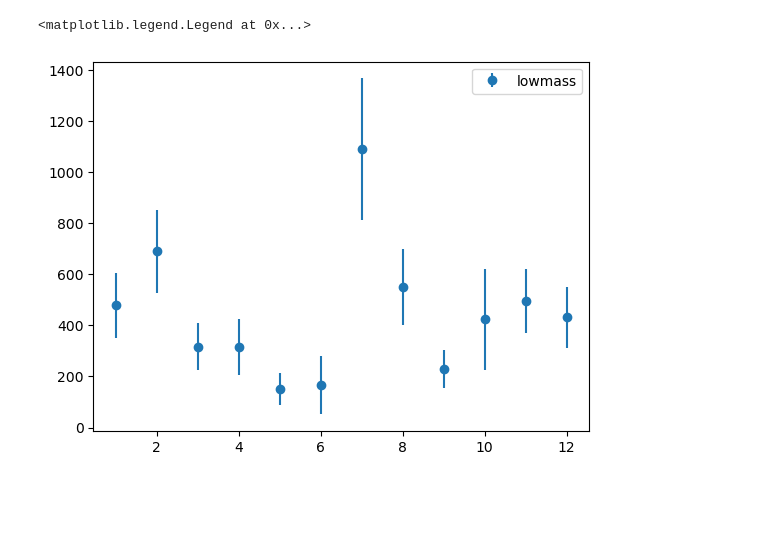
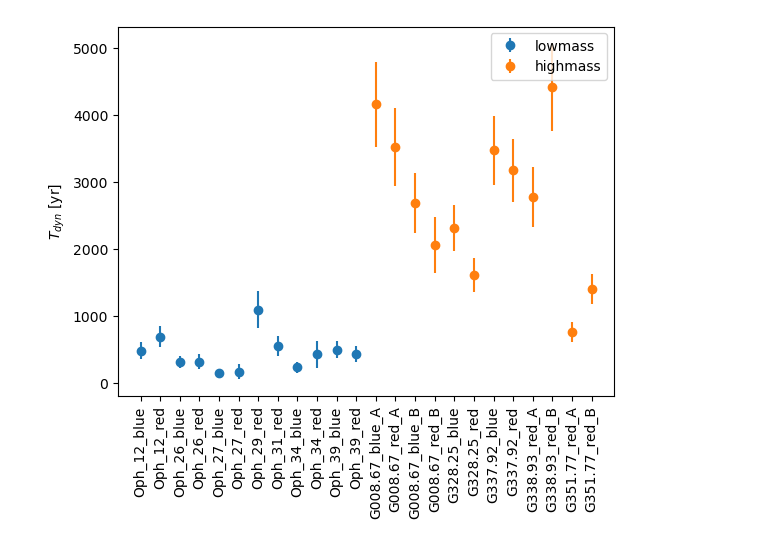
Before and after one commit to femkeballieux/master_project_2, a Jupyter notebook: code/discussion_plots.ipynb, the cells around one changed output. Saved outputs shown, nothing was run; the diff lists cells and outputs as text; code cells hidden in the pictures; blank space fills up the shorter version.

```diff
--- a/code/discussion_plots.ipynb
+++ b/code/discussion_plots.ipynb
@@ -2,13 +2,25 @@
 import numpy as np
 import matplotlib.pyplot as plt
 # %%
-outflow_ID=['Oph_12_blue', 'Oph_12_red', 'Oph_26_blue', 'Oph_26_red', 'Oph_27_blue', 'Oph_27_red',  'Oph_29_red', 'Oph_31_red', 'Oph_34_blue', 'Oph_34_red', 'Oph_39_blue', 'Oph_39_red']
+#Todo: so far have payed no attention to significant digits
+#TODO: this is just with the M0 map outside range - Vsys
+
+
+outflow_ID_lowmass=['Oph_12_blue', 'Oph_12_red', 'Oph_26_blue', 'Oph_26_red', 'Oph_27_blue', 'Oph_27_red',  'Oph_29_red', 'Oph_31_red',\
+                     'Oph_34_blue', 'Oph_34_red', 'Oph_39_blue', 'Oph_39_red']
 t_dyn_lowmass = [4.78e+02, 6.89e+02, 3.16e+02, 3.14e+02, 1.51e+02, 1.65e+02, 1.09e+03, 5.51e+02,2.29e+02, 4.24e+02, 4.95e+02, 4.31e+02] #paste exact values
 e_t_dyn_lowmass = [1.26e+02, 1.62e+02, 91.1, 1.1e+02, 61.9, 1.14e+02, 2.76e+02, 1.49e+02, 76.2, 1.97e+02, 1.24e+02, 1.19e+02]
-range=[1,2,3,4,5,6,7,8,9,10,11,12]
+
+outflow_ID_highmass = ['G008.67_blue_A', 'G008.67_red_A', 'G008.67_blue_B', 'G008.67_red_B', 'G328.25_blue', 'G328.25_red', 'G337.92_blue', \
+                       'G337.92_red', 'G338.93_red_A', 'G338.93_red_B', 'G351.77_red_A', 'G351.77_red_B']
+t_dyn_highmass = [4.16e+03, 3.52e+03, 2.68e+03, 2.06e+03, 2.31e+03, 1.61e+03, 3.47e+03, 3.17e+03, 2.77e+03, 4.41e+03, 7.52e+02, 1.4e+03]
+e_t_dyn_highmass = [6.33e+02, 5.83e+02, 4.46e+02, 4.21e+02, 3.46e+02, 2.51e+02, 5.13e+02, 4.73e+02, 4.45e+02, 6.58e+02, 1.48e+02, 2.23e+02]
 # %%
-plt.errorbar(range,t_dyn_lowmass, yerr=e_t_dyn_lowmass, fmt='o', label='lowmass')
+plt.errorbar(outflow_ID_lowmass,t_dyn_lowmass, yerr=e_t_dyn_lowmass, fmt='o', label='lowmass')
+plt.errorbar(outflow_ID_highmass,t_dyn_highmass, yerr=e_t_dyn_highmass, fmt='o', label='highmass')
 plt.legend()
+plt.xticks(rotation=90)
+plt.ylabel(r'$T_{dyn}$ [yr]')
+plt.show()
 # %% [output]
-<matplotlib.legend.Legend at 0x...>
-[figure, old version]
+[figure, new version]
```
Also changed, not shown: 6 other files.
